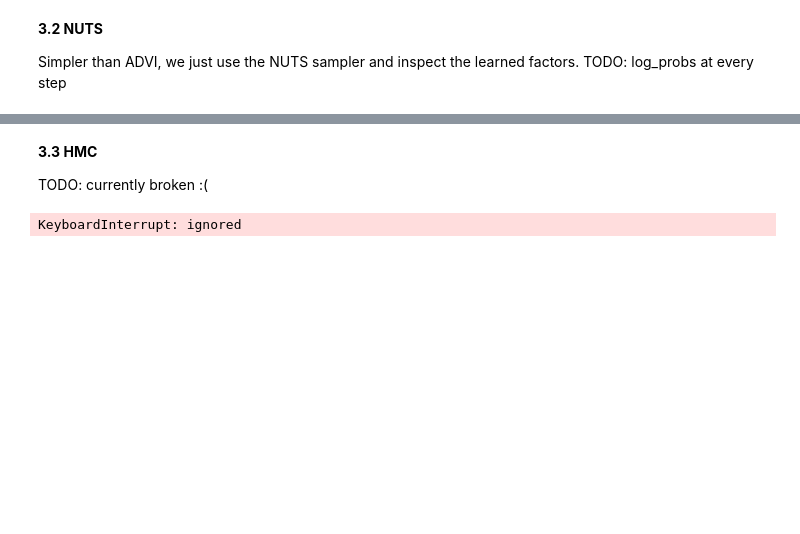
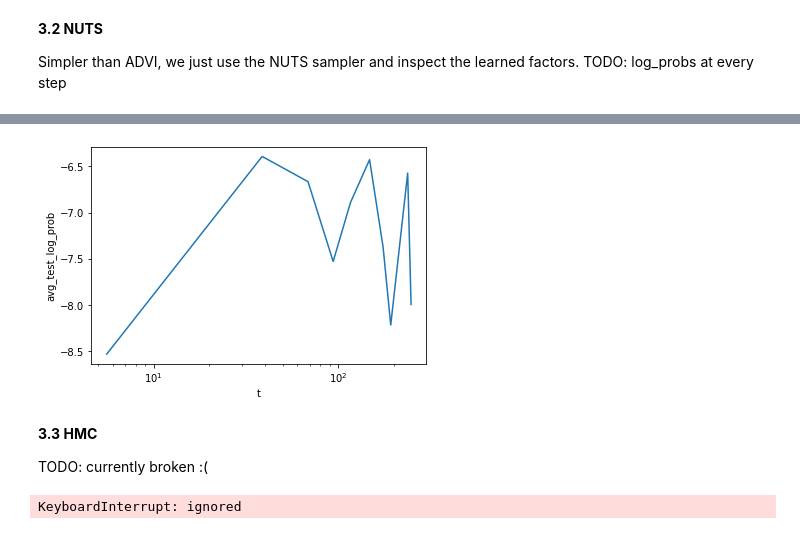
Before and after one commit to lorenzkuhn/advi, a Jupyter notebook: GammaPoisson.ipynb, the cells around one changed output, grey strips where cells are left out. Drawn from its saved outputs; the diff is of its cells as text; code cells hidden in the pictures; blank space fills up the shorter version.

```diff
--- a/GammaPoisson.ipynb
+++ b/GammaPoisson.ipynb
@@ -115,12 +119,12 @@ The Gamma-Poisson Model is defined here and valid for all approximation/sampling
 # %%
 def model(data, U = 28, I = 20, K = 10):
     # Draw parameters
-    theta = pyro.sample('theta', dist.Gamma(1., 1.).expand([K, U]).to_event(2))
+    theta = pyro.sample('theta', dist.Gamma(1., 1.).expand([U, K]).to_event(2))
     beta = pyro.sample('beta', dist.Gamma(1., 1.).expand([K, I]).to_event(2))
 
     # Generate observations
     with pyro.plate("data", len(data)):
-        obs = pyro.sample("obs", dist.Poisson(torch.mm(torch.transpose(theta, 0, 1), beta)).to_event(2), obs = data)
+        obs = pyro.sample("obs", dist.Poisson(torch.mm(theta, beta)).to_event(2), obs = data)
 
     return obs
 # %% [markdown]
@@ -197,18 +203,18 @@ class positive_ordered_transform(transforms.Transform):
 # GUIDE
 def guide(y, U = 28, I = 20, K = 10):
     # theta params
-    theta_mu = torch.randn([K,U])
-    theta_sigma = torch.randn([K,U])
+    theta_mu = torch.randn([U,K])
+    theta_sigma = torch.log(torch.abs(torch.randn([U,K])))
     theta_mu_param = pyro.param("theta_mu", theta_mu)
     theta_sigma_param = pyro.param("theta_sigma", theta_sigma)
-    pyro.sample("theta", dist.TransformedDistribution(dist.Normal(theta_mu_param, torch.abs(theta_sigma_param)), positive_ordered_transform()).to_event(1))
+    pyro.sample("theta", dist.TransformedDistribution(dist.Normal(theta_mu_param, torch.exp(theta_sigma_param)), positive_ordered_transform()).to_event(1))
 
     # beta params
     beta_mu = torch.randn([K,I])
-    beta_sigma = torch.randn([K,I])
+    beta_sigma = torch.log(torch.abs(torch.randn([K,I])))
     beta_mu_param = pyro.param("beta_mu", beta_mu)
     beta_sigma_param = pyro.param("beta_sigma", beta_sigma)
-    pyro.sample("beta", dist.TransformedDistribution(dist.Normal(beta_mu_param, torch.abs(beta_sigma_param)), transforms.ExpTransform()).to_event(2))
+    pyro.sample("beta", dist.TransformedDistribution(dist.Normal(beta_mu_param, torch.exp(beta_sigma_param)), transforms.ExpTransform()).to_event(2))
 # %%
 # LEARN
 from pyro.infer import SVI, Trace_ELBO
@@ -286,18 +299,3 @@ torch.Size([10, 20])
 
 Simpler than ADVI, we just use the NUTS sampler and inspect the learned factors.
 TODO: log_probs at every step
-# %%
-from pyro.infer import MCMC, NUTS
-nuts_kernel = NUTS(model, jit_compile=False)
-num_samples = 500
-mcmc = MCMC(
-    nuts_kernel,
-    num_samples=num_samples,
-    warmup_steps=0,
-    num_chains=1,
-)
-
-mcmc_step_ids = [0]
-mcmc_average_test_log_accuracy = []
-mcmc.run(torch.tensor(ff))
-# mcmc.summary()
@@ -314,3 +363,10 @@ torch.Size([10, 20])
+# %%
+import seaborn as sns
+output['avg_test_log_prob'] = output['avg_test_log_prob'].astype('float')
+sns.lineplot(data = output, x = 't', y = 'avg_test_log_prob')
+plt.xscale('log')
+# %% [output]
+[figure, added]
 # %% [markdown]
 **3.3 HMC**
 
```
Also changed, not shown: parts of 11 cells of this notebook.
